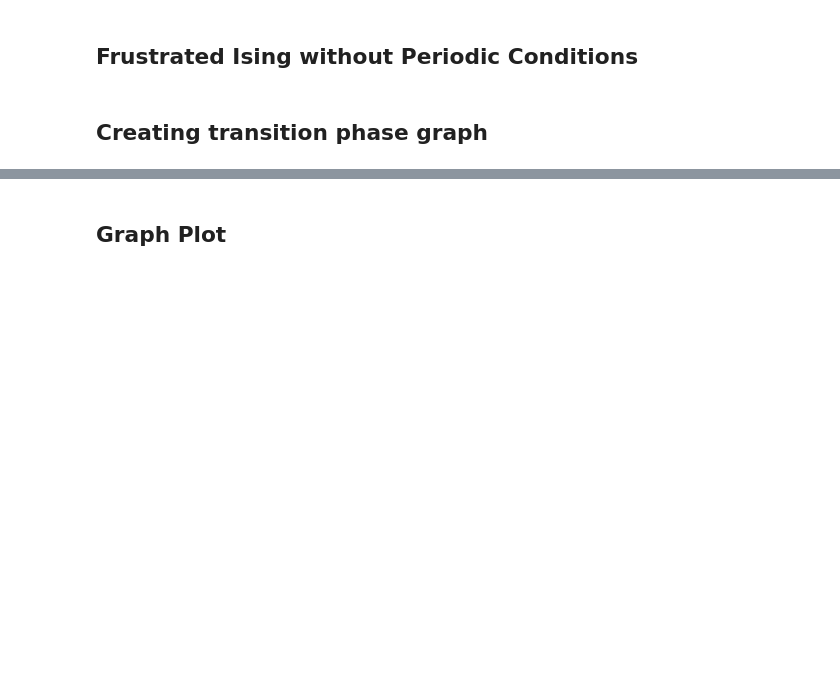
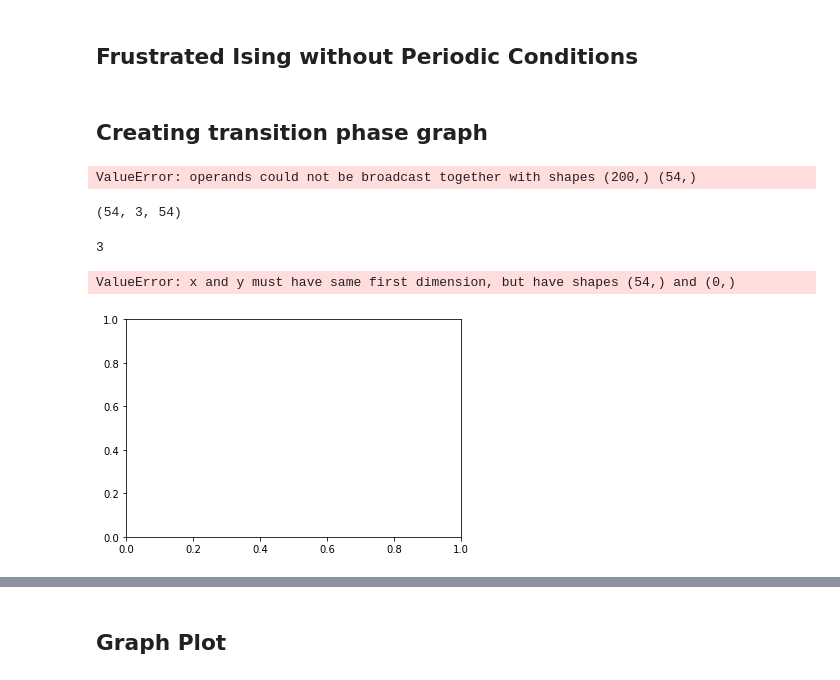
Before and after one commit to Wronsmin/Quantum-Computing, a Jupyter notebook: src/Ising/Ising_frustrated_Open.ipynb, the cells around one changed output, grey strips where cells are left out. Drawn from its saved outputs; the diff is of its cells as text; code cells hidden in the pictures; blank space fills up the shorter version.

```diff
--- a/src/Ising/Ising_frustrated_Open.ipynb
+++ b/src/Ising/Ising_frustrated_Open.ipynb
@@ -18,8 +17,12 @@ ModuleNotFoundError: No module named 'dwave.system'
 # %%
 res_path = "../../Results/Ising_Frustrated/"
+files = os.listdir(res_path + "CI/")
+
 
 L = 20
-ratios = np.arange(-1., 0.0, 0.1)
+ratios = np.concatenate((np.arange(0, 0.3, 0.01),
+                         np.arange(0.3, 0.7, 0.02),
+                         np.arange(0.7, 1, 0.1)))
 
-qpu = DWaveSampler()
+qpu = DWaveSampler(profile='defaults') #'CINECA'
 sampler = EmbeddingComposite(qpu)
@@ -43,3 +42,37 @@ else:
         Magnetizations, Energies, Frequencies = pickle.load(file)
 # %% [markdown]
 ## Creating transition phase graph
+# %%
+with open(res_path + "CI/" + files[4], "rb") as file:
+            Magnetizations, Energies, Frequencies = pickle.load(file)
+
+n = len(Magnetizations)
+
+Mag = []
+Chi = []
+
+for i in range(n):
+    M = np.array(Magnetizations[i])
+    F = np.array(Frequencies[i])
+
+    M_mean = (M * F).sum() / F.sum()
+    C = ((M - M_mean)**2 * F).sum() / F.sum()
+    Mag.append(M_mean)
+    Chi.append(C)
+# %% [output]
+ValueError: operands could not be broadcast together with shapes (200,) (54,)
+# %%
+len(Magnetizations), len(Frequencies), len(Energies)
+# %% [output]
+(54, 3, 54)
+# %%
+len(Frequencies)
+# %% [output]
+3
+# %%
+plt.plot(np.abs(ratios), Mag)
+plt.xlabel(r'$J_2$/$J_1$')
+plt.ylabel('|M|')
+# %% [output]
+ValueError: x and y must have same first dimension, but have shapes (54,) and (0,)
+[figure, added]
```
Also changed, not shown: parts of 13 cells of this notebook, 8 other files.
